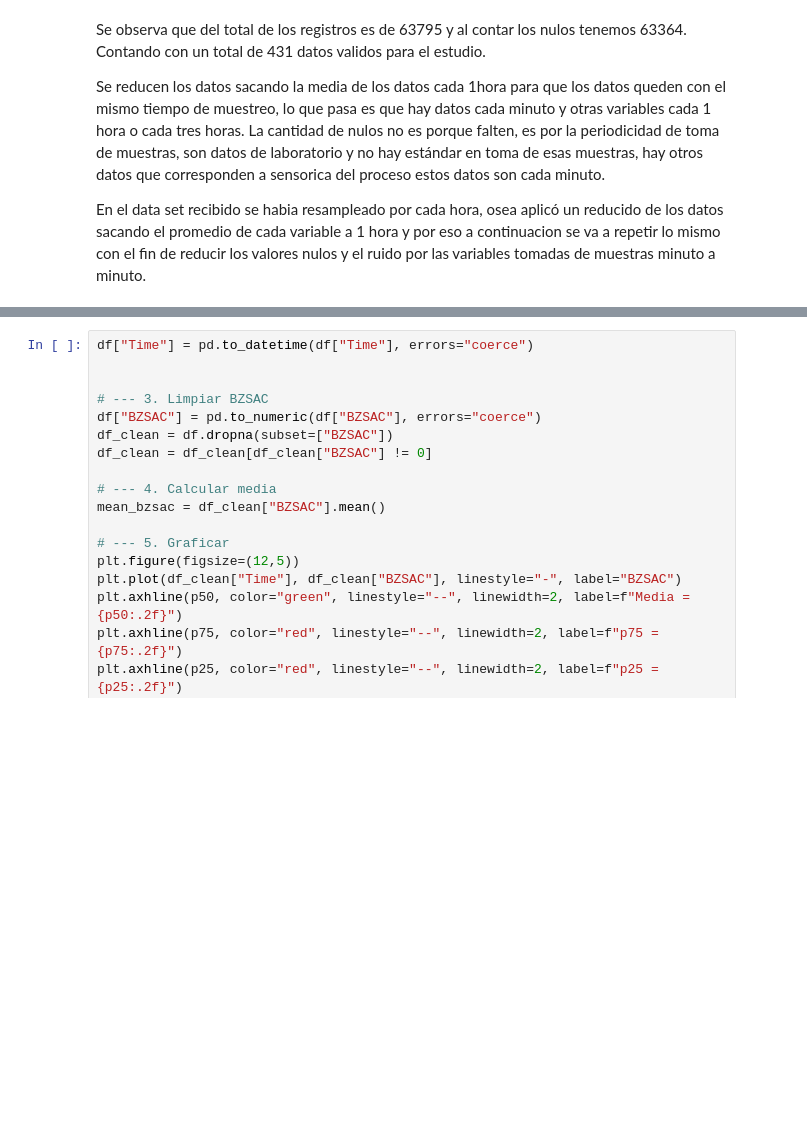
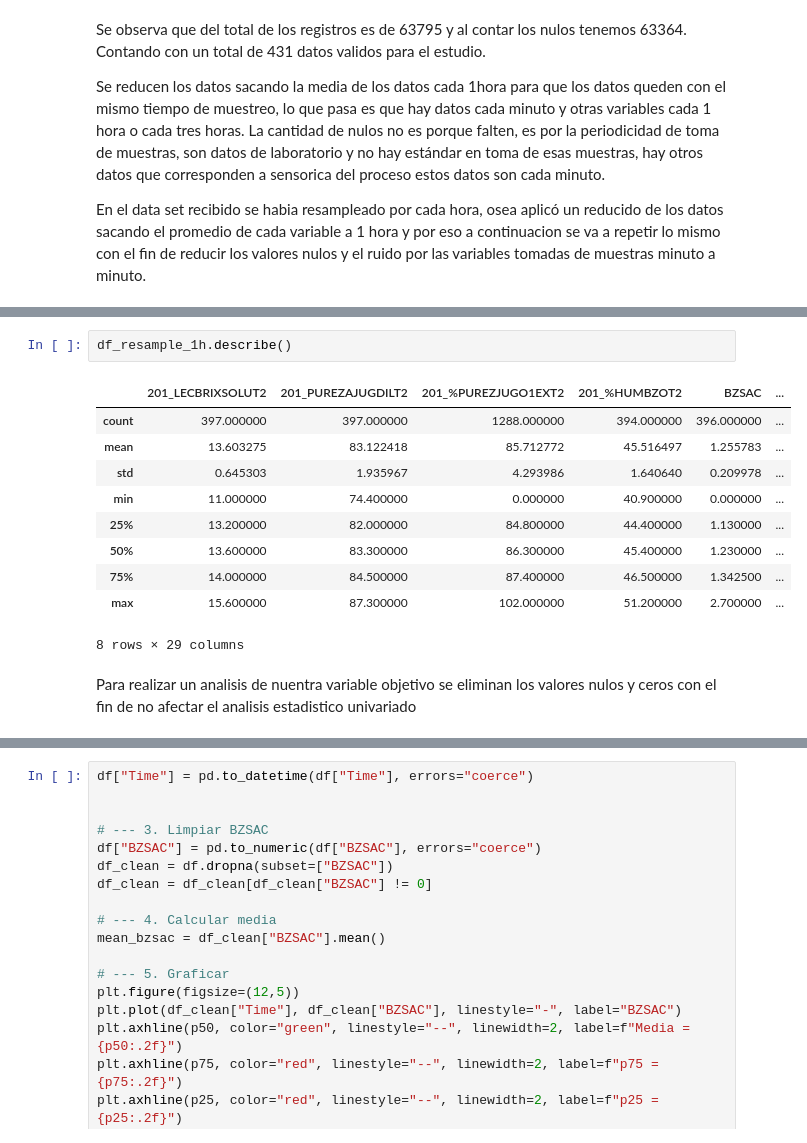
Before and after one commit to juanseo/ICESI_AnalisisDatos1_Sacarosa, a Jupyter notebook: analisisunivariado.ipynb, the cells around one changed output, grey strips where cells are left out. Saved outputs shown, nothing was run; the diff lists cells and outputs as text; blank space fills up the shorter version.

Commit message:
Analisis univariado

```diff
--- a/analisisunivariado.ipynb
+++ b/analisisunivariado.ipynb
@@ -203,0 +235,15 @@ df_resample_1h.shape
+# %%
+df_resample_1h.describe()
+# %% [output]
+|  | 201_LECBRIXSOLUT2 | 201_PUREZAJUGDILT2 | 201_%PUREZJUGO1EXT2 | 201_%HUMBZOT2 | BZSAC | ... |
+| count | 397.000000 | 397.000000 | 1288.000000 | 394.000000 | 396.000000 | ... |
+| mean | 13.603275 | 83.122418 | 85.712772 | 45.516497 | 1.255783 | ... |
+| std | 0.645303 | 1.935967 | 4.293986 | 1.640640 | 0.209978 | ... |
+| min | 11.000000 | 74.400000 | 0.000000 | 40.900000 | 0.000000 | ... |
+| 25% | 13.200000 | 82.000000 | 84.800000 | 44.400000 | 1.130000 | ... |
+| 50% | 13.600000 | 83.300000 | 86.300000 | 45.400000 | 1.230000 | ... |
+| 75% | 14.000000 | 84.500000 | 87.400000 | 46.500000 | 1.342500 | ... |
+| max | 15.600000 | 87.300000 | 102.000000 | 51.200000 | 2.700000 | ... |
+8 rows × 29 columns
+# %% [markdown]
+Para realizar un analisis de nuentra variable objetivo se eliminan los valores nulos y ceros con el fin de no afectar el analisis estadistico univariado
```
Also changed, not shown: parts of 10 cells of this notebook, 1 other file.
